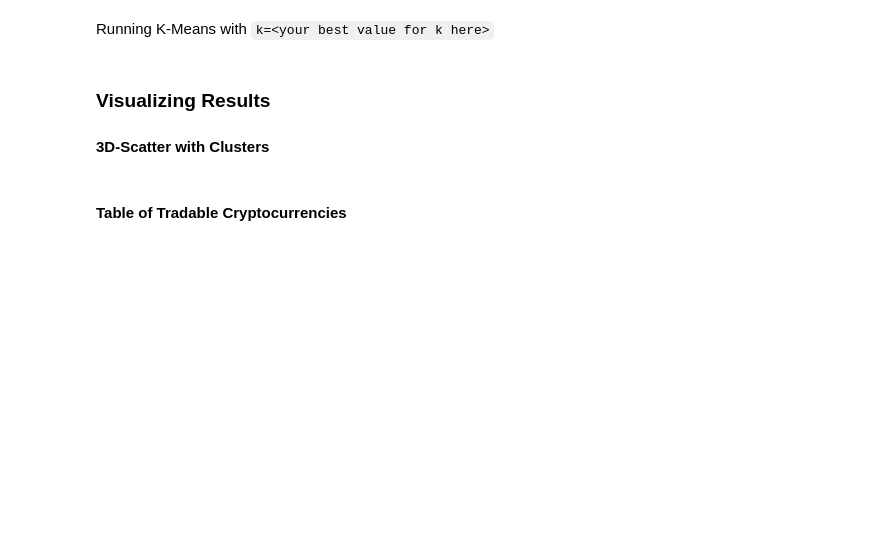
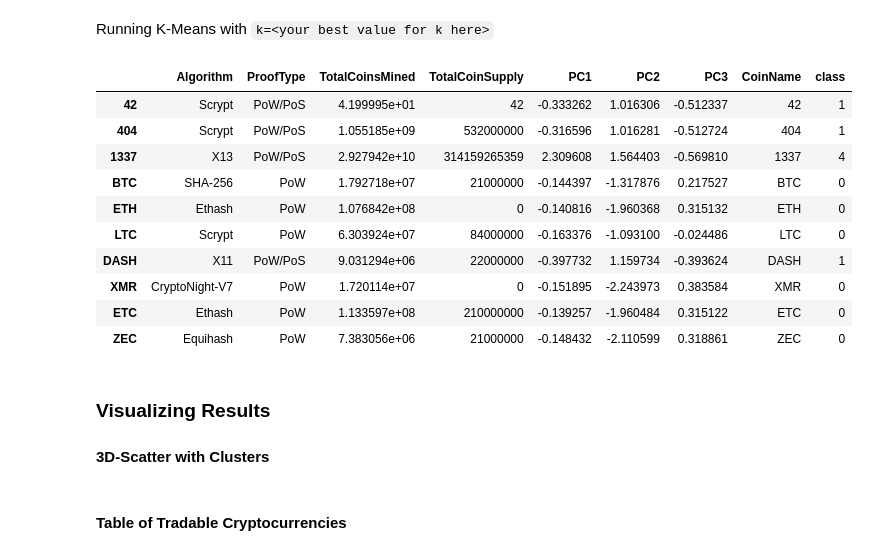
Before and after one commit to Valeriangrip/crypo_clustering, a Jupyter notebook: crypto_clustering.ipynb, the cells around one changed output. Drawn from its saved outputs; the diff is of its cells as text; code cells hidden in the pictures; blank space fills up the shorter version.

```diff
--- a/crypto_clustering.ipynb
+++ b/crypto_clustering.ipynb
@@ -185,7 +171,12 @@ k = list(range(1, 11))
 
 # Calculate the inertia for the range of k values
 for i in k:
-
+    km = KMeans(n_clusters=i, random_state=0)
+    km.fit(pcs_df)
+    inertia.append(km.inertia_)
 
 # Create the Elbow Curve using hvPlot
+elbow_data = {"k": k, "inertia": inertia}
+df_elbow = pd.DataFrame(elbow_data)
+df_elbow.hvplot.line(x="k", y="inertia", xticks=k, title="Elbow Curve")
 # %% [output]
@@ -200,6 +192,38 @@ Running K-Means with `k=<your best value for k here>`
 # Predict clusters
 
 # Create a new DataFrame including predicted clusters and cryptocurrencies features
+def get_clusters(k, data):
+    # Initialize the K-Means model
+    model = KMeans(n_clusters=k, random_state=0)
+
+    # Fit the model
+    model.fit(data)
+
+    # Predict clusters
+    predictions = model.predict(data)
+
+    # Create return DataFrame with predicted clusters
+    data["class"] = model.labels_
+
+    return data
+# %%
+clustered_df1=get_clusters(5,pcs_df)
+clustered_df=crypto_df.join(clustered_df1)
+clustered_df["CoinName"]=coins_name
+clustered_df=clustered_df[["Algorithm","ProofType","TotalCoinsMined","TotalCoinSupply","PC1","PC2","PC3","CoinName","class"]]
+clustered_df.head(10)
+# %% [output]
+|  | Algorithm | ProofType | TotalCoinsMined | TotalCoinSupply | PC1 | PC2 | PC3 | CoinName | class |
+| 42 | Scrypt | PoW/PoS | 4.199995e+01 | 42 | -0.333262 | 1.016306 | -0.512337 | 42 | 1 |
+| 404 | Scrypt | PoW/PoS | 1.055185e+09 | 532000000 | -0.316596 | 1.016281 | -0.512724 | 404 | 1 |
+| 1337 | X13 | PoW/PoS | 2.927942e+10 | 314159265359 | 2.309608 | 1.564403 | -0.569810 | 1337 | 4 |
+| BTC | SHA-256 | PoW | 1.792718e+07 | 21000000 | -0.144397 | -1.317876 | 0.217527 | BTC | 0 |
+| ETH | Ethash | PoW | 1.076842e+08 | 0 | -0.140816 | -1.960368 | 0.315132 | ETH | 0 |
+| LTC | Scrypt | PoW | 6.303924e+07 | 84000000 | -0.163376 | -1.093100 | -0.024486 | LTC | 0 |
+| DASH | X11 | PoW/PoS | 9.031294e+06 | 22000000 | -0.397732 | 1.159734 | -0.393624 | DASH | 1 |
+| XMR | CryptoNight-V7 | PoW | 1.720114e+07 | 0 | -0.151895 | -2.243973 | 0.383584 | XMR | 0 |
+| ETC | Ethash | PoW | 1.133597e+08 | 210000000 | -0.139257 | -1.960484 | 0.315122 | ETC | 0 |
+| ZEC | Equihash | PoW | 7.383056e+06 | 21000000 | -0.148432 | -2.110599 | 0.318861 | ZEC | 0 |
 # %% [markdown]
 ### Visualizing Results
 
```
Also changed, not shown: parts of 18 cells of this notebook.
